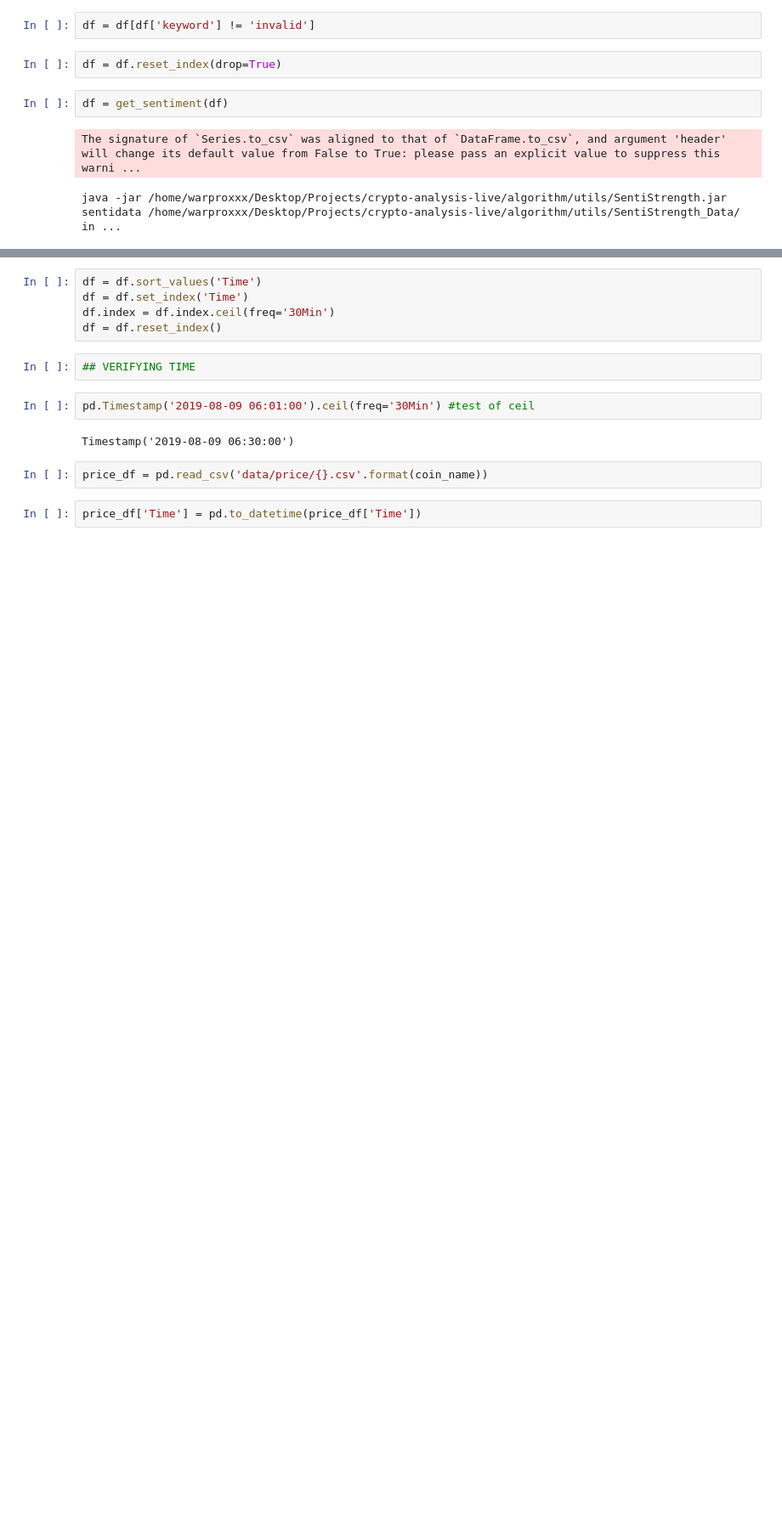
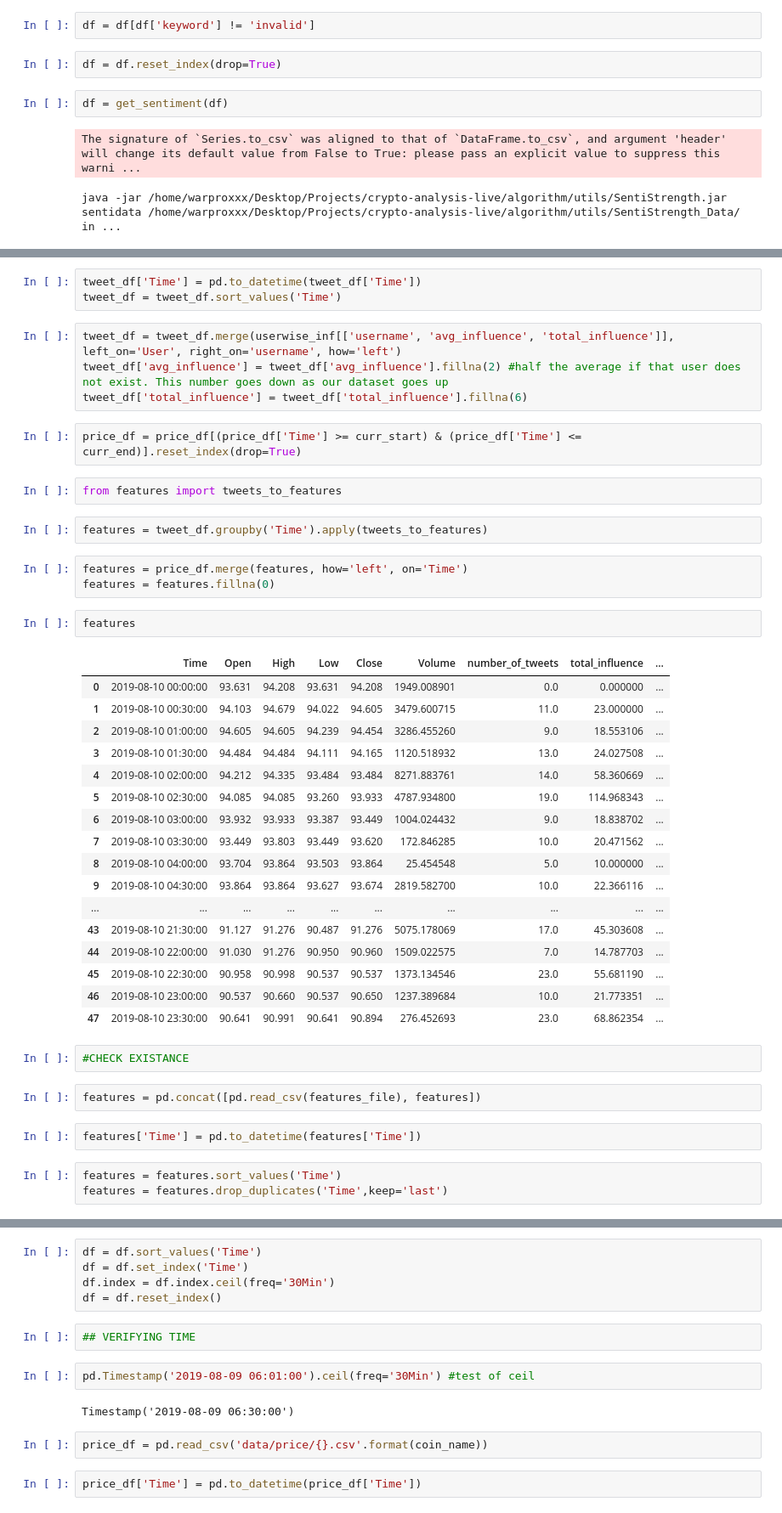
Before and after one commit to warproxxx/crypto-analysis-live, a Jupyter notebook: algorithm/Testing live process.ipynb, the cells around one changed output, grey strips where cells are left out. Shown: that part at 85% size. Saved outputs shown, nothing was run; the diff lists cells and outputs as text; blank space fills up the shorter version.

```diff
--- a/algorithm/Testing live process.ipynb
+++ b/algorithm/Testing live process.ipynb
@@ -112,0 +270,45 @@ Name: pos_neg, dtype: int64
+# %%
+tweet_df['Time'] = pd.to_datetime(tweet_df['Time'])
+tweet_df = tweet_df.sort_values('Time')
+# %%
+tweet_df = tweet_df.merge(userwise_inf[['username', 'avg_influence', 'total_influence']], left_on='User', right_on='username', how='left')
+tweet_df['avg_influence'] = tweet_df['avg_influence'].fillna(2) #half the average if that user does not exist. This number goes down as our dataset goes up
+tweet_df['total_influence'] = tweet_df['total_influence'].fillna(6)
+# %%
+price_df = price_df[(price_df['Time'] >= curr_start) & (price_df['Time'] <= curr_end)].reset_index(drop=True)
+# %%
+from features import tweets_to_features
+# %%
+features = tweet_df.groupby('Time').apply(tweets_to_features)
+# %%
+features = price_df.merge(features, how='left', on='Time')
+features = features.fillna(0)
+# %%
+features
+# %% [output]
+|  | Time | Open | High | Low | Close | Volume | number_of_tweets | total_influence | ... |
+| 0 | 2019-08-10 00:00:00 | 93.631 | 94.208 | 93.631 | 94.208 | 1949.008901 | 0.0 | 0.000000 | ... |
+| 1 | 2019-08-10 00:30:00 | 94.103 | 94.679 | 94.022 | 94.605 | 3479.600715 | 11.0 | 23.000000 | ... |
+| 2 | 2019-08-10 01:00:00 | 94.605 | 94.605 | 94.239 | 94.454 | 3286.455260 | 9.0 | 18.553106 | ... |
+| 3 | 2019-08-10 01:30:00 | 94.484 | 94.484 | 94.111 | 94.165 | 1120.518932 | 13.0 | 24.027508 | ... |
+| 4 | 2019-08-10 02:00:00 | 94.212 | 94.335 | 93.484 | 93.484 | 8271.883761 | 14.0 | 58.360669 | ... |
+| 5 | 2019-08-10 02:30:00 | 94.085 | 94.085 | 93.260 | 93.933 | 4787.934800 | 19.0 | 114.968343 | ... |
+| 6 | 2019-08-10 03:00:00 | 93.932 | 93.933 | 93.387 | 93.449 | 1004.024432 | 9.0 | 18.838702 | ... |
+| 7 | 2019-08-10 03:30:00 | 93.449 | 93.803 | 93.449 | 93.620 | 172.846285 | 10.0 | 20.471562 | ... |
+| 8 | 2019-08-10 04:00:00 | 93.704 | 93.864 | 93.503 | 93.864 | 25.454548 | 5.0 | 10.000000 | ... |
+| 9 | 2019-08-10 04:30:00 | 93.864 | 93.864 | 93.627 | 93.674 | 2819.582700 | 10.0 | 22.366116 | ... |
+| ... | ... | ... | ... | ... | ... | ... | ... | ... | ... |
+| 43 | 2019-08-10 21:30:00 | 91.127 | 91.276 | 90.487 | 91.276 | 5075.178069 | 17.0 | 45.303608 | ... |
+| 44 | 2019-08-10 22:00:00 | 91.030 | 91.276 | 90.950 | 90.960 | 1509.022575 | 7.0 | 14.787703 | ... |
+| 45 | 2019-08-10 22:30:00 | 90.958 | 90.998 | 90.537 | 90.537 | 1373.134546 | 23.0 | 55.681190 | ... |
+| 46 | 2019-08-10 23:00:00 | 90.537 | 90.660 | 90.537 | 90.650 | 1237.389684 | 10.0 | 21.773351 | ... |
+| 47 | 2019-08-10 23:30:00 | 90.641 | 90.991 | 90.641 | 90.894 | 276.452693 | 23.0 | 68.862354 | ... |
+# %%
+#CHECK EXISTANCE
+# %%
+features = pd.concat([pd.read_csv(features_file), features])
+# %%
+features['Time'] = pd.to_datetime(features['Time'])
+# %%
+features = features.sort_values('Time')
+features = features.drop_duplicates('Time',keep='last')
```
Also changed, not shown: parts of 60 cells of this notebook, 7 other files.
